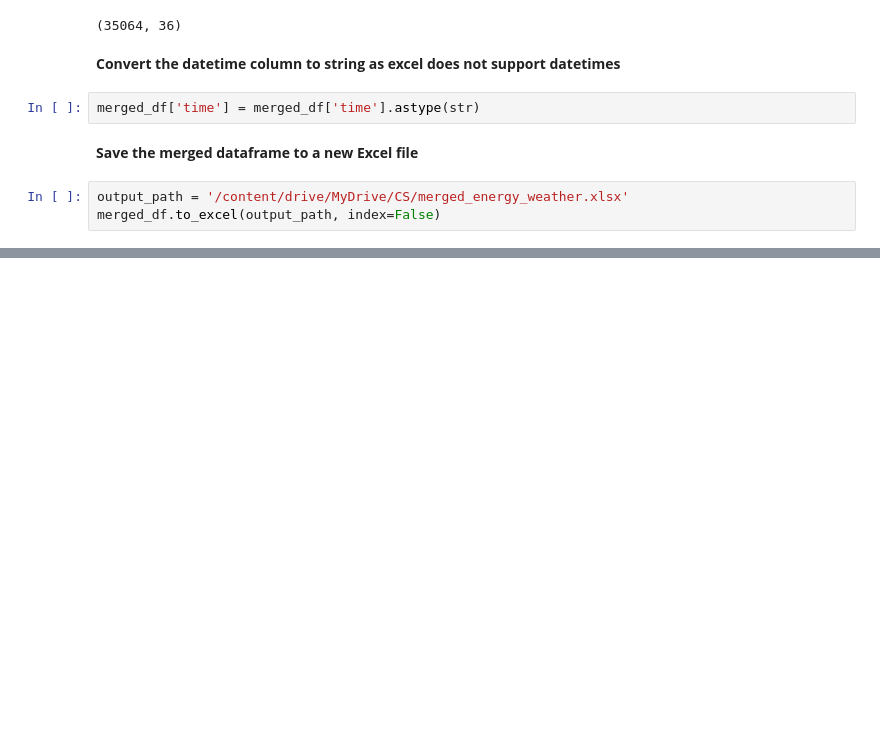
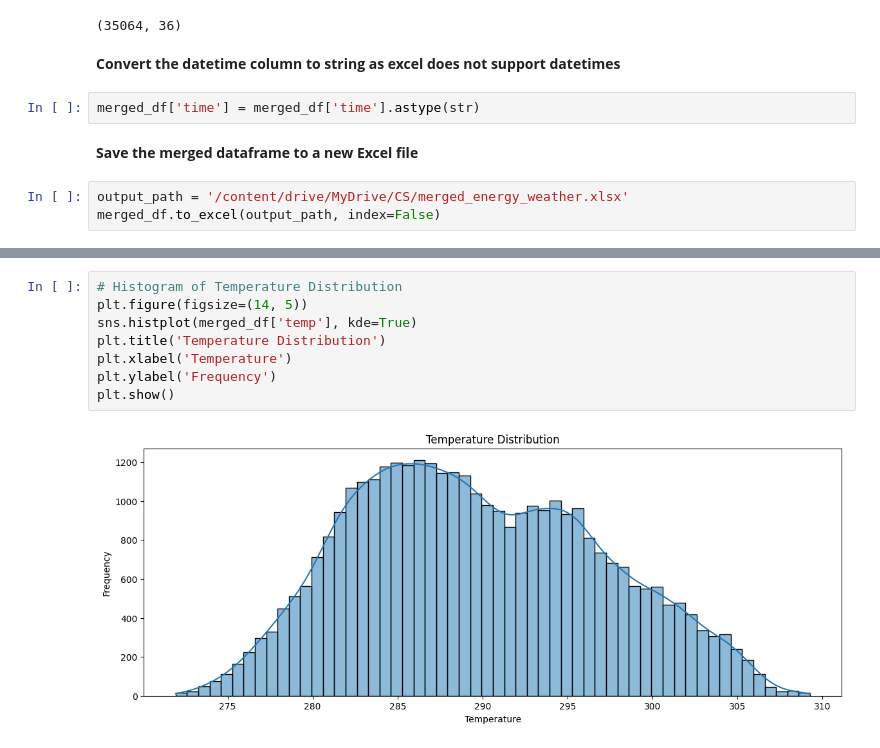
Before and after one commit to BrightonAnthony/Electricity-Demand-and-Price-Forecasting, a Jupyter notebook: Brighton/Electricity_Demand_Forecasting.ipynb, the cells around one changed output, grey strips where cells are left out. Cells and saved outputs as stored; diff of their text form; blank space fills up the shorter version.

```diff
--- a/Brighton/Electricity_Demand_Forecasting.ipynb
+++ b/Brighton/Electricity_Demand_Forecasting.ipynb
@@ -193,0 +321,10 @@ merged_df.to_excel(output_path, index=False)
+# %%
+# Histogram of Temperature Distribution
+plt.figure(figsize=(14, 5))
+sns.histplot(merged_df['temp'], kde=True)
+plt.title('Temperature Distribution')
+plt.xlabel('Temperature')
+plt.ylabel('Frequency')
+plt.show()
+# %% [output]
+[figure, added]
```
Also changed, not shown: parts of 27 cells of this notebook, 2 other files.
